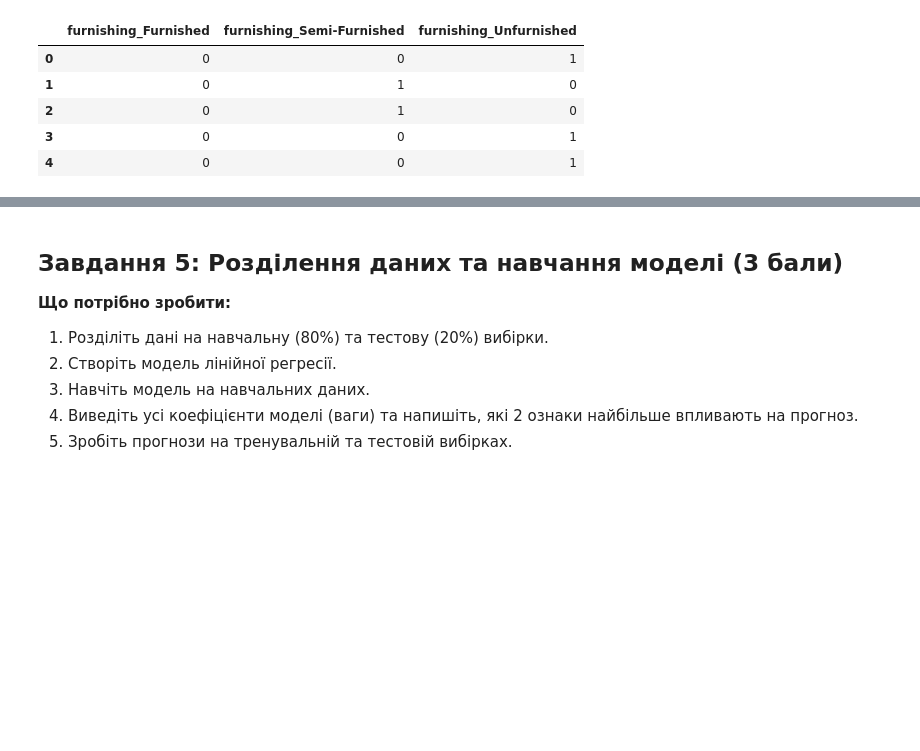
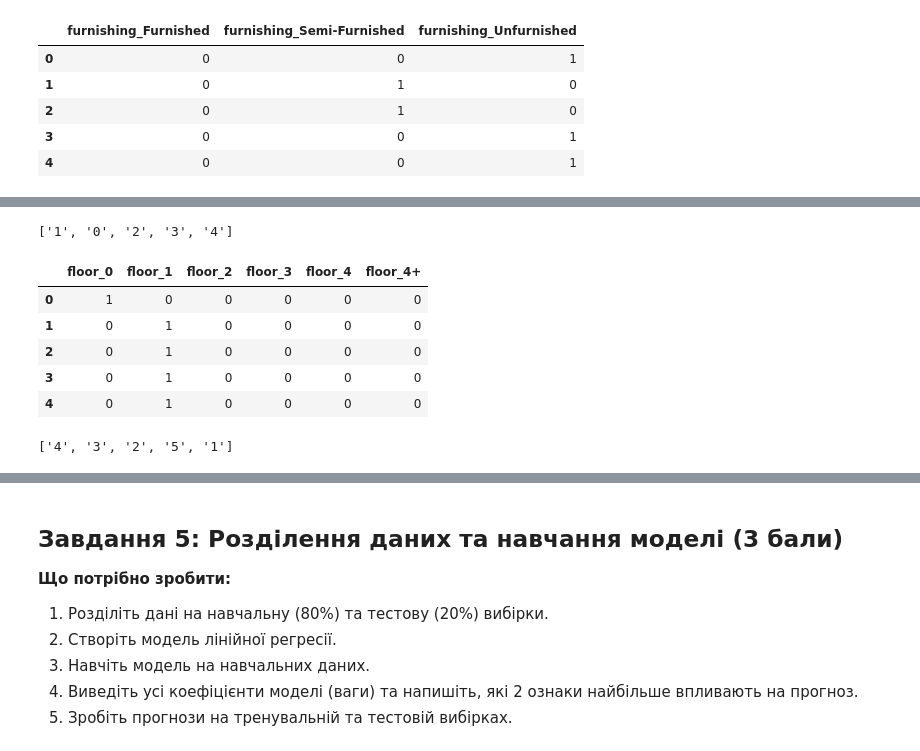
Before and after one commit to olesia-za/python_for_ds_tasks, a Jupyter notebook: hometasks/OZ_Done_M16_HW1_Rent_payment_prediction.ipynb, the cells around one changed output, grey strips where cells are left out. Cells and saved outputs as stored; diff of their text form; code cells hidden in the pictures; blank space fills up the shorter version.

```diff
--- a/hometasks/OZ_Done_M16_HW1_Rent_payment_prediction.ipynb
+++ b/hometasks/OZ_Done_M16_HW1_Rent_payment_prediction.ipynb
@@ -417,3 +417,19 @@ furnishing_dummies.head()
 | 2 | 0 | 1 | 0 |
 | 3 | 0 | 0 | 1 |
 | 4 | 0 | 0 | 1 |
+# %%
+# floor_building = df_no_outliers['Floor'].
+
+first_words = []
+last_words = []
+
+for text in df_no_outliers['Floor']:
+    words = text.split()
+    if words:
+        first_words.append(words[0])
+        last_words.append(words[-1])
+    else:
+        first_words.append(None)
+        last_words.append(None)
+floor_building = pd.DataFrame({'floor': first_words, 'building': last_words})
+floor_building.describe()
@@ -419,0 +442,9 @@ furnishing_dummies.head()
+# %%
+floor_building['floor'].replace({'Ground':'0', 'Lower':'0'}, inplace=True)
+for i, item in enumerate (floor_building['floor']):
+    if item =='Upper':
+        floor_building['floor'].replace({item: floor_building['building'][i] }, inplace=True)
+floor_building['building'].replace({'Ground':'1'}, inplace=True)
+
+# (floor_building['floor'].value_counts(normalize=True) * 100).round(2)
+(floor_building['building'].value_counts(normalize=True) * 100).round(2)
@@ -419,0 +469,24 @@ furnishing_dummies.head()
+# %%
+floor_building.floor.value_counts()[:5].index.to_list()
+# %% [output]
+['1', '0', '2', '3', '4']
+# %%
+top_floors = floor_building['floor'].value_counts().head(5).index
+floor_building['floor_grouped'] = floor_building['floor'].apply(
+    lambda x: x if x in top_floors else '4+'
+)
+# %%
+floor_dummies = pd.get_dummies(floor_building['floor_grouped'], prefix='floor').astype('int')
+# floor_building = pd.concat([floor_building, floor_dummies], axis=1)
+floor_dummies.head()
+# %% [output]
+|  | floor_0 | floor_1 | floor_2 | floor_3 | floor_4 | floor_4+ |
+| 0 | 1 | 0 | 0 | 0 | 0 | 0 |
+| 1 | 0 | 1 | 0 | 0 | 0 | 0 |
+| 2 | 0 | 1 | 0 | 0 | 0 | 0 |
+| 3 | 0 | 1 | 0 | 0 | 0 | 0 |
+| 4 | 0 | 1 | 0 | 0 | 0 | 0 |
+# %%
+floor_building.building.value_counts()[:5].index.to_list()
+# %% [output]
+['4', '3', '2', '5', '1']
```
Also changed, not shown: parts of 4 cells of this notebook.
